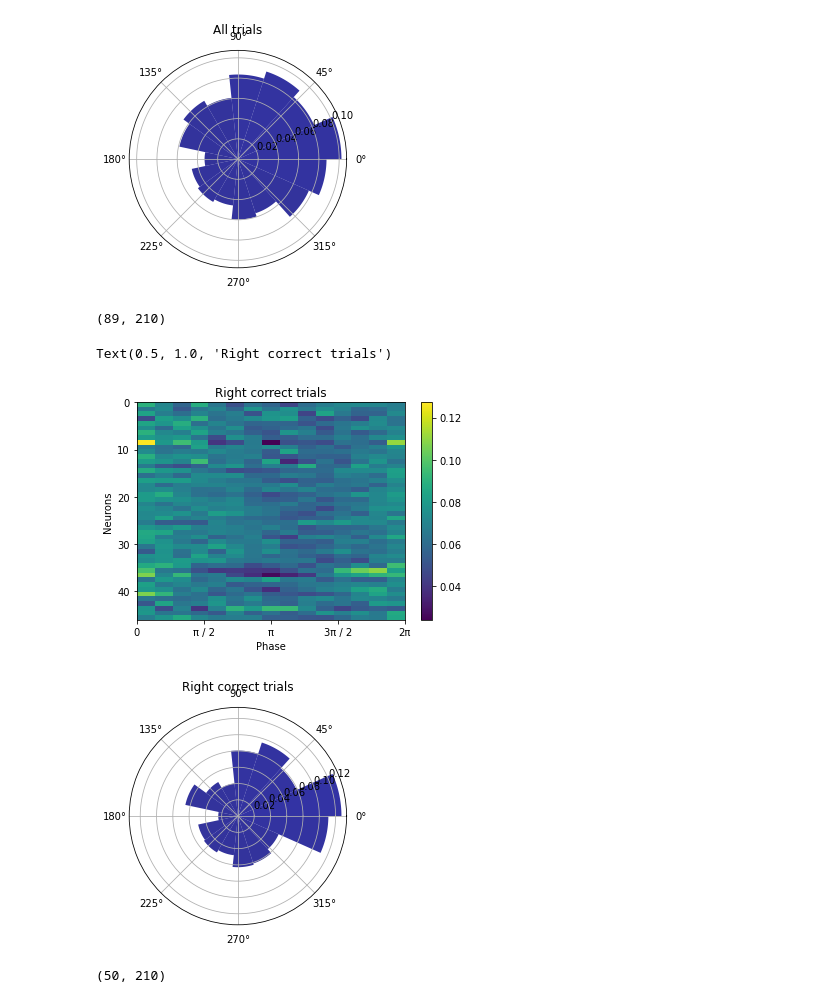
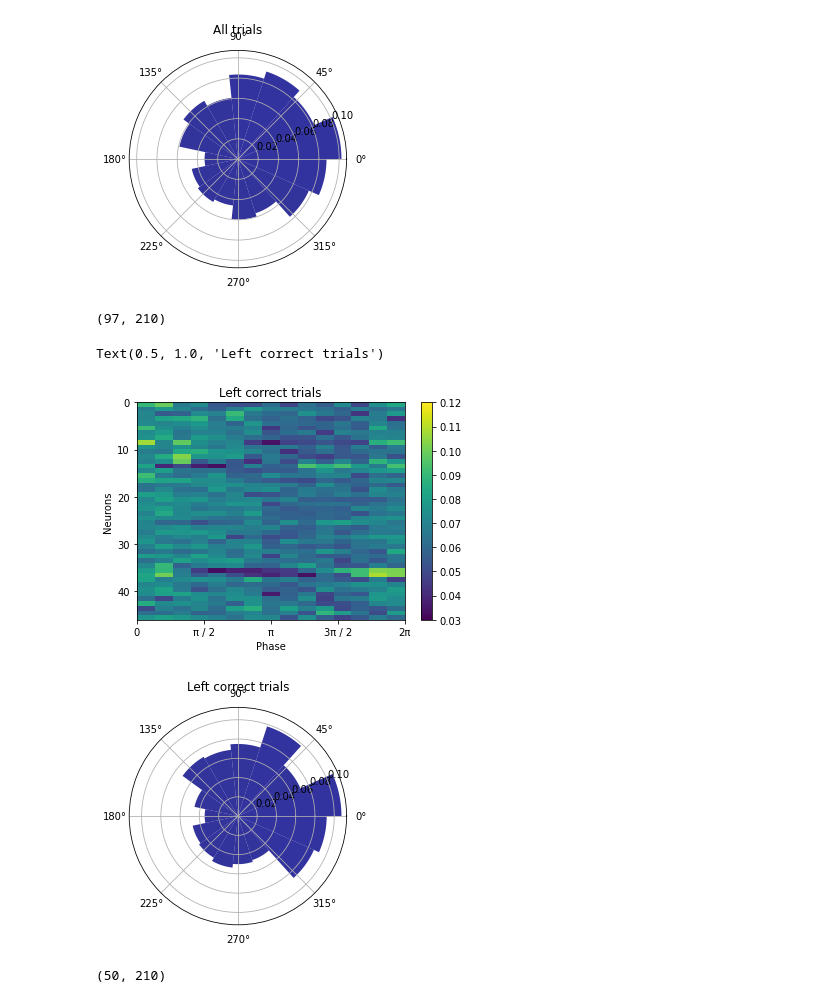
Before and after one commit to kayteeflick/nma_cn_flow_state, a Jupyter notebook: phase_relationships.ipynb, the cells around one changed output. Drawn from its saved outputs; the diff is of its cells as text; code cells hidden in the pictures.

```diff
--- a/phase_relationships.ipynb
+++ b/phase_relationships.ipynb
@@ -663,13 +663,13 @@ hilb_lfp = hilb_data[np.array(dat_LFP[sess]['brain_area_lfp'])=='CA1'][0]
 idx = alldat[sess]['brain_area']=='SUB'
 spikes = get_high_firing_spikes(alldat[sess]['spks'][idx], spike_filt_rate)
 
-hilb_lfp = hilb_lfp[trial_ind['right_cor']]
-spikes = spikes[:,trial_ind['right_cor']]
+hilb_lfp = hilb_lfp[trial_ind['left_cor']]
+spikes = spikes[:,trial_ind['left_cor']]
 
 phase_all = np.angle(hilb_lfp) + np.pi
 phase_all.shape
 # %% [output]
-(89, 210)
+(97, 210)
 # %%
 num_bins=15
 
@@ -681,36 +681,36 @@ for i in range(len(phase_bins)-1):
   bin_counts[:,i] = counts
 bin_counts = bin_counts / np.sum(bin_counts, axis=1)[:,None]
 
-plt.imshow(bin_counts, aspect='auto', extent=[0, 2*np.pi, len(spikes), 0])
+plt.imshow(bin_counts, aspect='auto', vmin=0.03, vmax=0.12, extent=[0, 2*np.pi, len(spikes), 0])
 plt.xticks(np.linspace(0,2*np.pi,5), ['0', 'π / 2', 'π', '3π / 2', '2π'])
 plt.colorbar()
 plt.xlabel('Phase')
 plt.ylabel('Neurons')
-plt.title('Right correct trials')
+plt.title('Left correct trials')
 # %% [output]
-Text(0.5, 1.0, 'Right correct trials')
+Text(0.5, 1.0, 'Left correct trials')
-[figure, old version]
+[figure, new version]
 # %%
 bottom = 0
 max_height = 1
 
 theta = (phase_bins[1:] + phase_bins[:-1]) / 2
 radii = bin_counts[8]
 N = len(theta)
 width = (2*np.pi) / N
 
 ax = plt.subplot(111, polar=True)
 bars = ax.bar(theta, radii, width=width, bottom=bottom)
 
 # Use custom colors and opacity
 for r, bar in zip(radii, bars):
     bar.set_facecolor(plt.cm.jet(r / 10.))
     bar.set_alpha(0.8)
 
-plt.title('Right correct trials')
+plt.title('Left correct trials')
 plt.show()
 # %% [output]
-[figure, old version]
+[figure, new version]
 # %%
 #Requires getting hilb_data from above
 sess = 11
```
Also changed, not shown: parts of 2 cells of this notebook.
